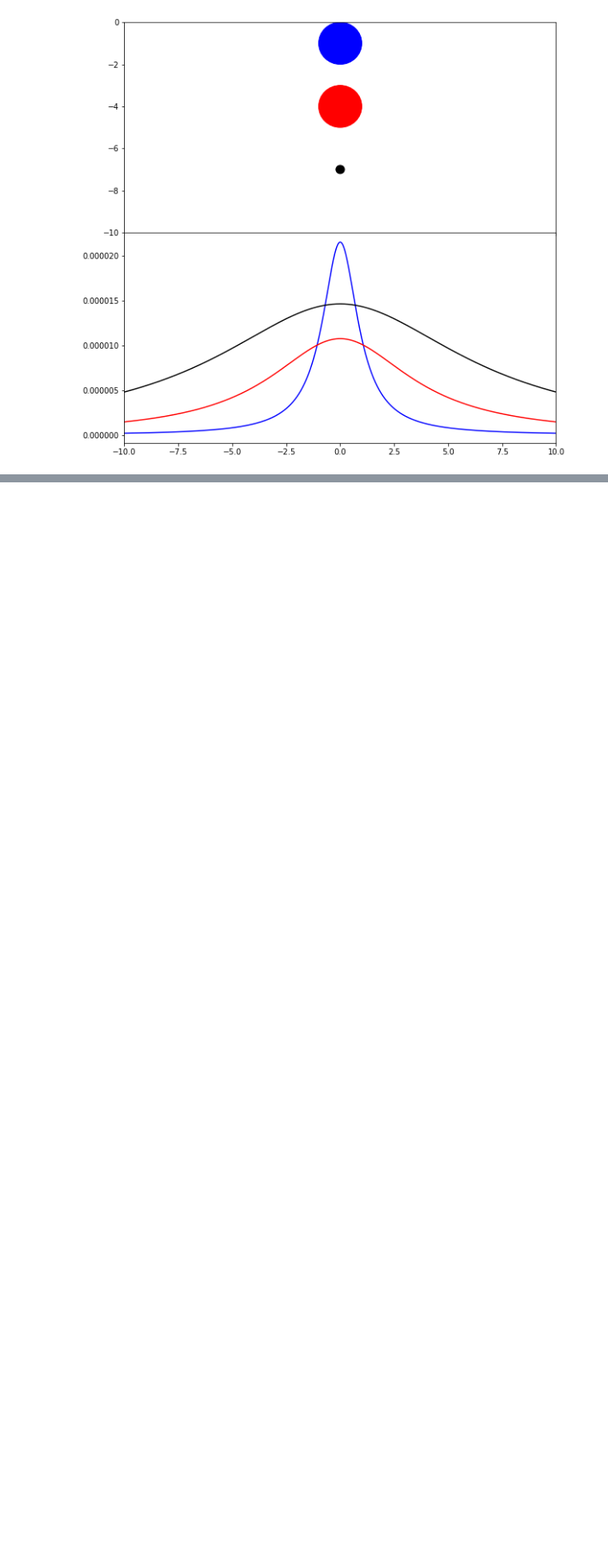
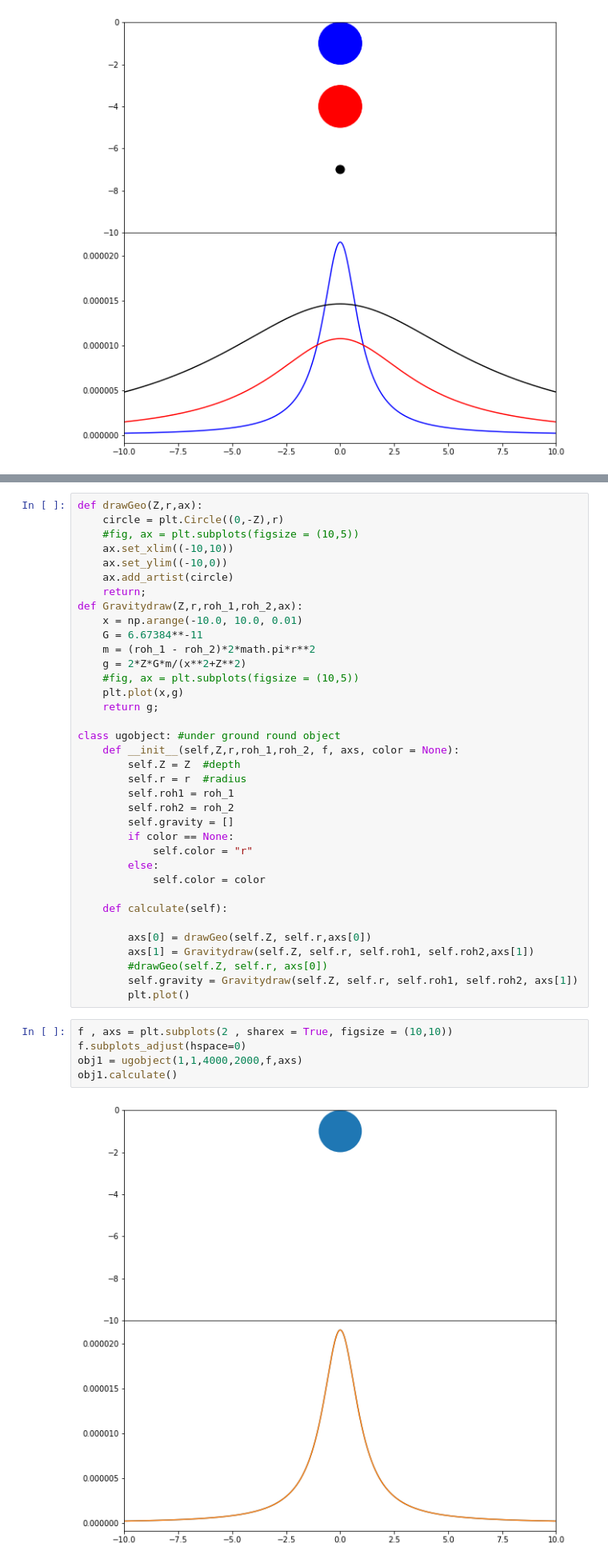
Before and after one commit to GeorgeLiang3/repository1, a Jupyter notebook: SimpleGrav.ipynb, the cells around one changed output, grey strips where cells are left out. Shown at 80% size. Cells and saved outputs as stored; diff of their text form; blank space fills up the shorter version.

```diff
--- a/SimpleGrav.ipynb
+++ b/SimpleGrav.ipynb
@@ -72,3 +62,46 @@ obj1.calculate()
+# %%
+def drawGeo(Z,r,ax):
+    circle = plt.Circle((0,-Z),r)
+    #fig, ax = plt.subplots(figsize = (10,5))
+    ax.set_xlim((-10,10))
+    ax.set_ylim((-10,0))
+    ax.add_artist(circle)
+    return;
+def Gravitydraw(Z,r,roh_1,roh_2,ax):
+    x = np.arange(-10.0, 10.0, 0.01)
+    G = 6.67384**-11
+    m = (roh_1 - roh_2)*2*math.pi*r**2
+    g = 2*Z*G*m/(x**2+Z**2)
+    #fig, ax = plt.subplots(figsize = (10,5))
+    plt.plot(x,g)
+    return g;
+
+class ugobject: #under ground round object
+    def __init__(self,Z,r,roh_1,roh_2, f, axs, color = None):
+        self.Z = Z  #depth
+        self.r = r  #radius
+        self.roh1 = roh_1
+        self.roh2 = roh_2
+        self.gravity = []
+        if color == None:
+            self.color = "r"
+        else:
+            self.color = color
+
+    def calculate(self):
+
+        axs[0] = drawGeo(self.Z, self.r,axs[0])
+        axs[1] = Gravitydraw(self.Z, self.r, self.roh1, self.roh2,axs[1])
+        #drawGeo(self.Z, self.r, axs[0])
+        self.gravity = Gravitydraw(self.Z, self.r, self.roh1, self.roh2, axs[1])
+        plt.plot()
+# %%
+f , axs = plt.subplots(2 , sharex = True, figsize = (10,10))
+f.subplots_adjust(hspace=0)
+obj1 = ugobject(1,1,4000,2000,f,axs)
+obj1.calculate()
+# %% [output]
+[figure, added]
 # %% [markdown]
 #### Jacobian
 # %%
```
Also changed, not shown: parts of 10 cells of this notebook, 3 other files.
